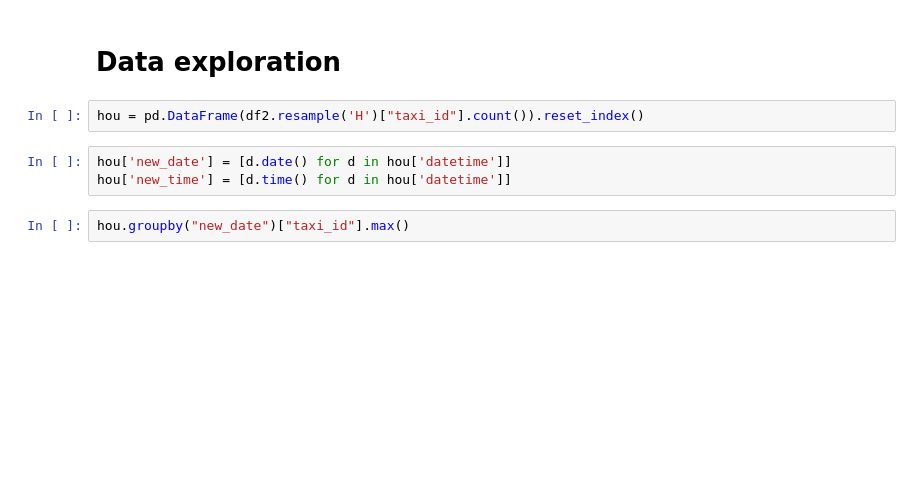
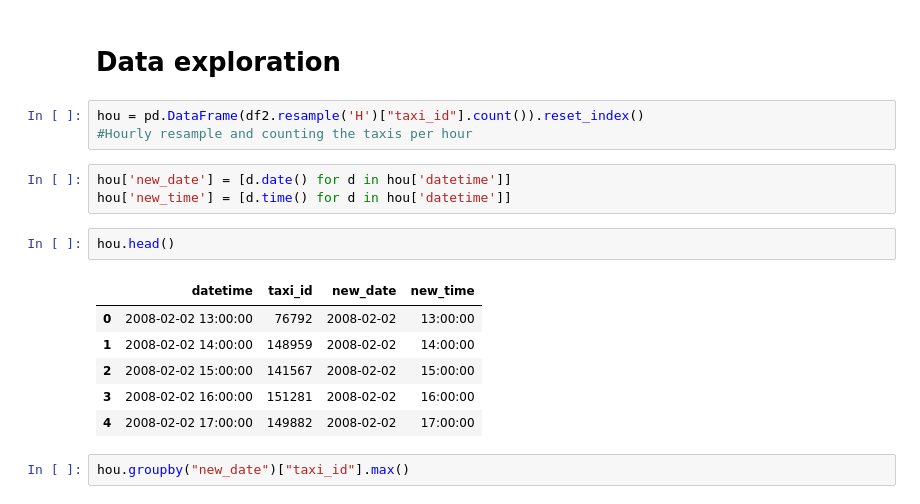
Before and after one commit to pkasela/Data-Science-Lab-Project, a Jupyter notebook: Final_Data.ipynb, the cells around one changed output. Drawn from its saved outputs; the diff is of its cells as text; blank space fills up the shorter version.

```diff
--- a/Final_Data.ipynb
+++ b/Final_Data.ipynb
@@ -25,9 +34,19 @@ df2.head()
 # Data exploration
 # %%
 hou = pd.DataFrame(df2.resample('H')["taxi_id"].count()).reset_index()
+#Hourly resample and counting the taxis per hour
 # %%
 hou['new_date'] = [d.date() for d in hou['datetime']]
 hou['new_time'] = [d.time() for d in hou['datetime']]
+# %%
+hou.head()
+# %% [output]
+|  | datetime | taxi_id | new_date | new_time |
+| 0 | 2008-02-02 13:00:00 | 76792 | 2008-02-02 | 13:00:00 |
+| 1 | 2008-02-02 14:00:00 | 148959 | 2008-02-02 | 14:00:00 |
+| 2 | 2008-02-02 15:00:00 | 141567 | 2008-02-02 | 15:00:00 |
+| 3 | 2008-02-02 16:00:00 | 151281 | 2008-02-02 | 16:00:00 |
+| 4 | 2008-02-02 17:00:00 | 149882 | 2008-02-02 | 17:00:00 |
 # %%
 hou.groupby("new_date")["taxi_id"].max()
 # %% [output]
```
Also changed, not shown: parts of 13 cells of this notebook.
